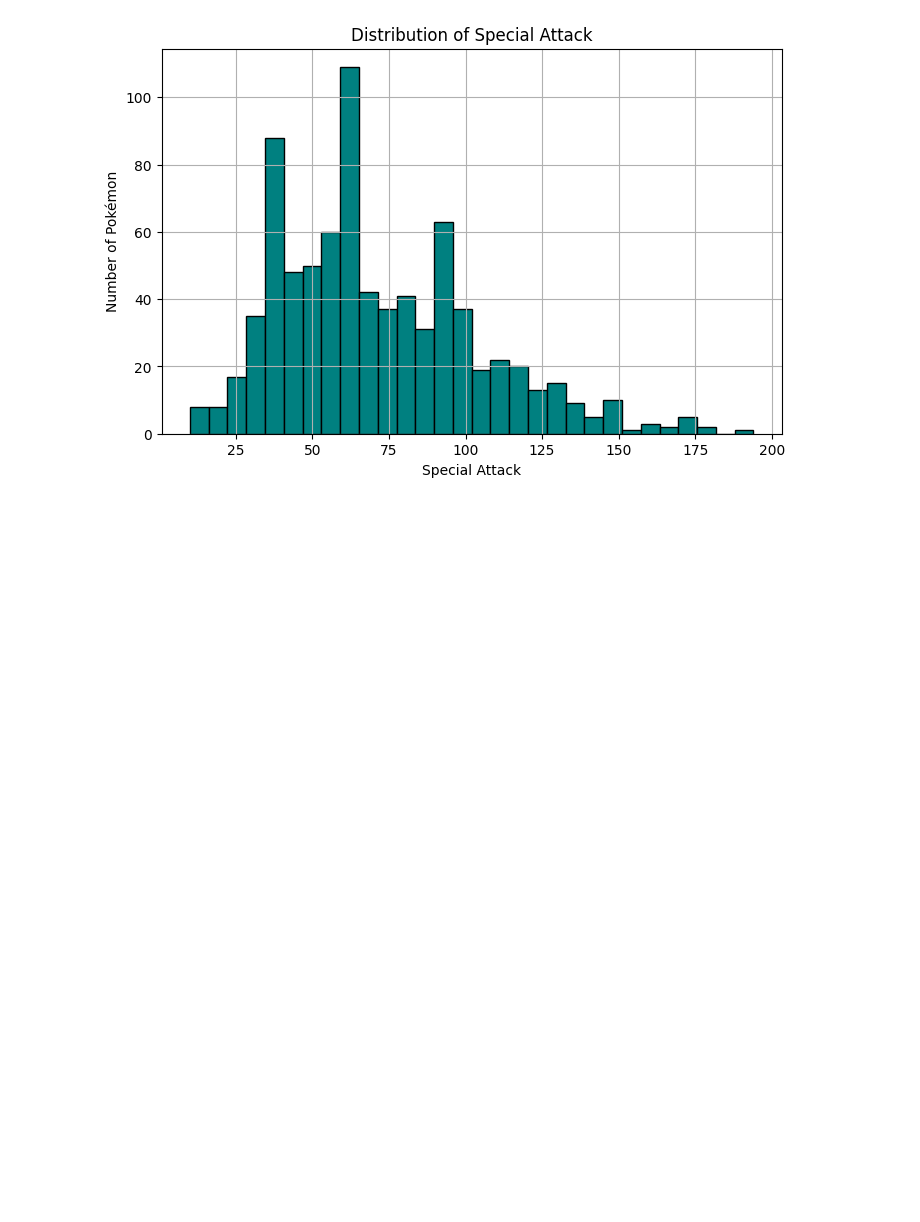
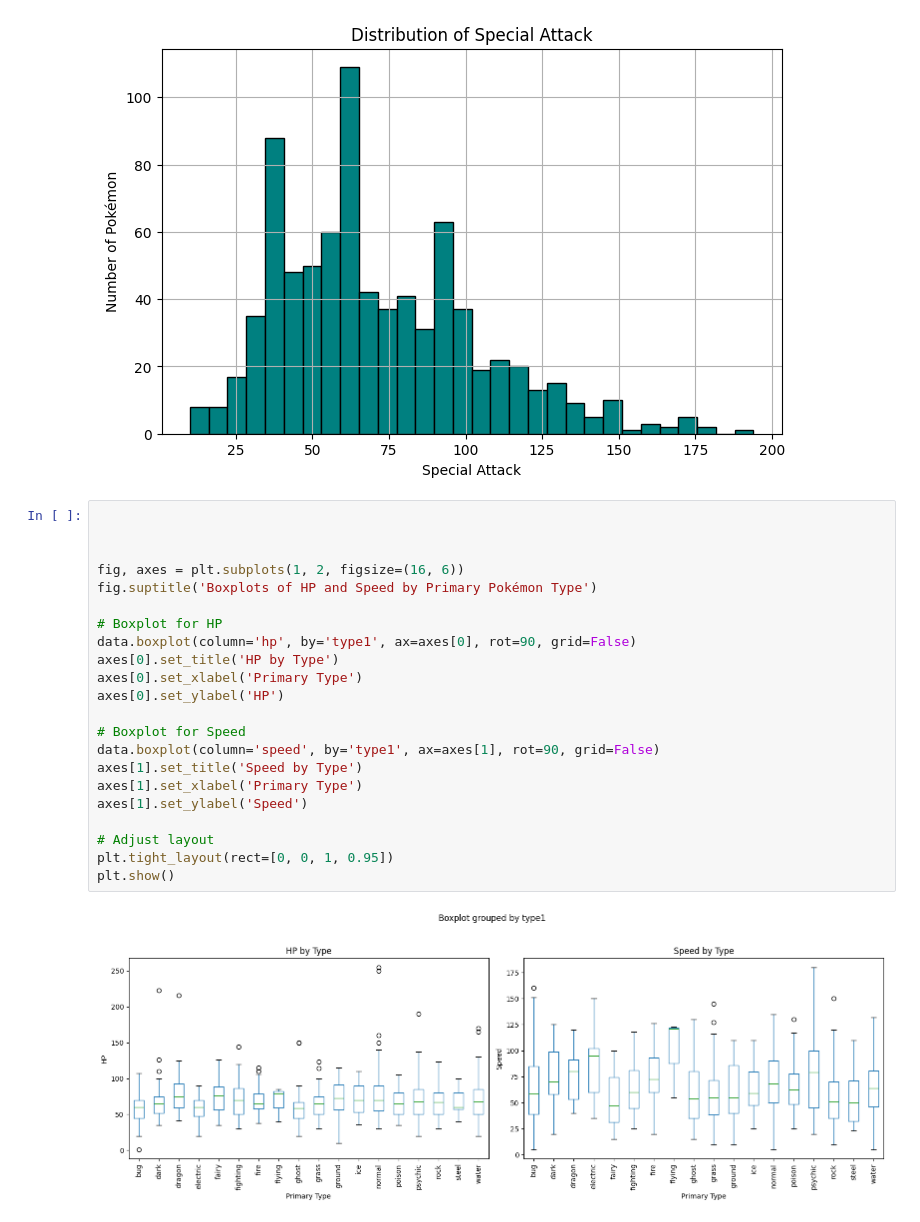
Before and after one commit to Karim-Karaki/pokemon-research-center, a Jupyter notebook: notebooks/02-visualization.ipynb, the cells around one changed output. Saved outputs shown, nothing was run; the diff lists cells and outputs as text; blank space fills up the shorter version.

```diff
--- a/notebooks/02-visualization.ipynb
+++ b/notebooks/02-visualization.ipynb
@@ -118,3 +118,27 @@ plt.grid(True)
 plt.show()
 # %% [output]
 [figure]
+# %%
+
+
+
+fig, axes = plt.subplots(1, 2, figsize=(16, 6))
+fig.suptitle('Boxplots of HP and Speed by Primary Pokémon Type')
+
+# Boxplot for HP
+data.boxplot(column='hp', by='type1', ax=axes[0], rot=90, grid=False)
+axes[0].set_title('HP by Type')
+axes[0].set_xlabel('Primary Type')
+axes[0].set_ylabel('HP')
+
+# Boxplot for Speed
+data.boxplot(column='speed', by='type1', ax=axes[1], rot=90, grid=False)
+axes[1].set_title('Speed by Type')
+axes[1].set_xlabel('Primary Type')
+axes[1].set_ylabel('Speed')
+
+# Adjust layout
+plt.tight_layout(rect=[0, 0, 1, 0.95])
+plt.show()
+# %% [output]
+[figure, added]
```
Also changed, not shown: 9 other files.
